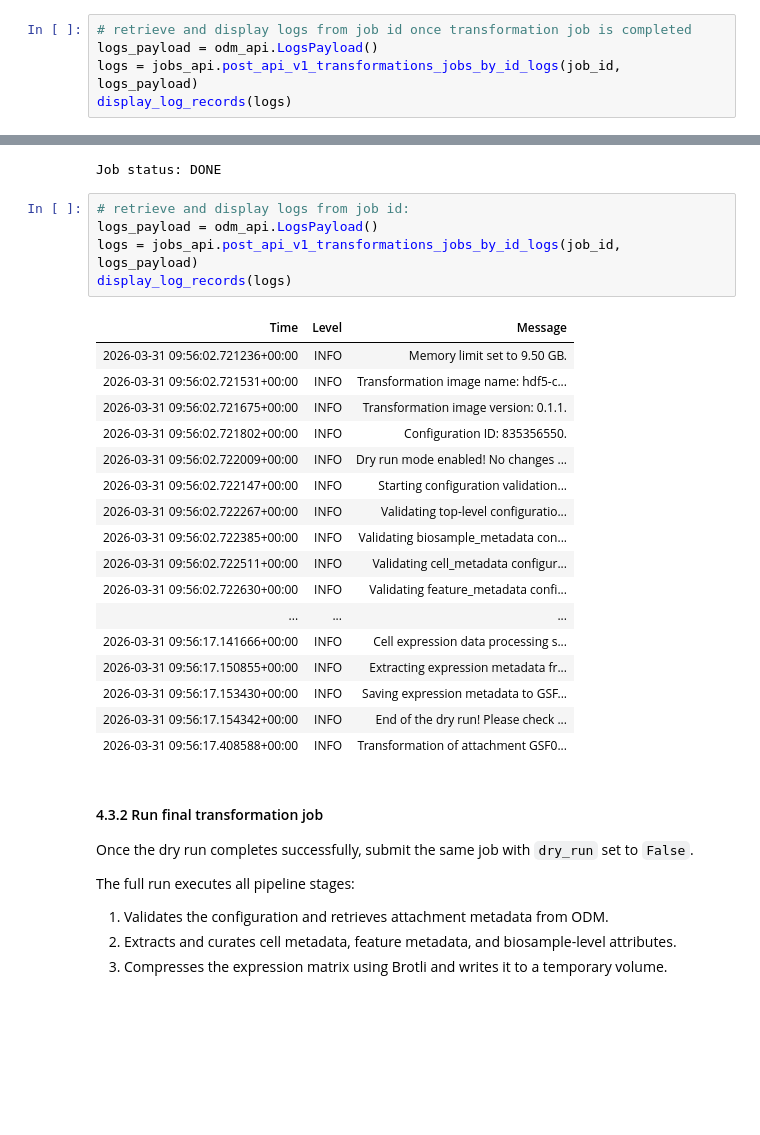
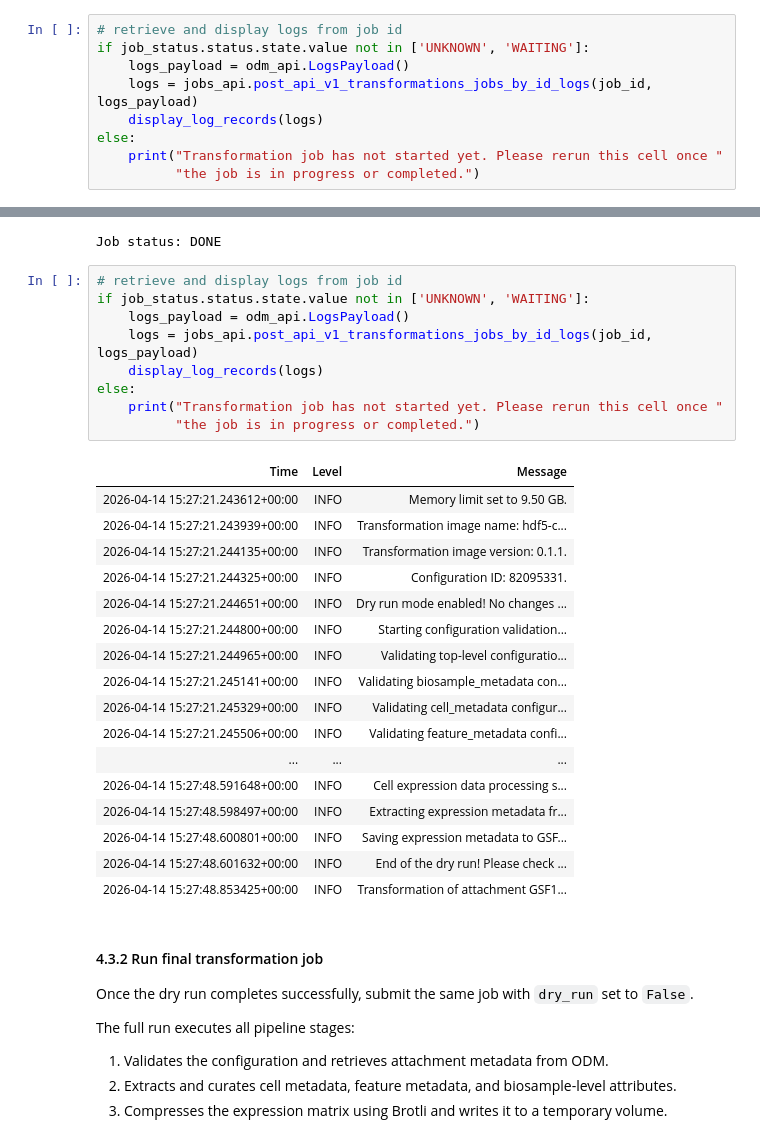
Before and after one commit to genestack/user-docs, a Jupyter notebook: docs/user-guide/doc-odm-user-guide/doc-odm-user-guide/notebooks/sc_transformations_demo.ipynb, the cells around one changed output, grey strips where cells are left out. Cells and saved outputs as stored; diff of their text form; blank space fills up the shorter version.

```diff
--- a/docs/user-guide/doc-odm-user-guide/doc-odm-user-guide/notebooks/sc_transformations_demo.ipynb
+++ b/docs/user-guide/doc-odm-user-guide/doc-odm-user-guide/notebooks/sc_transformations_demo.ipynb
@@ -587,9 +587,13 @@ print(f"Job status: {job_status.status.state.value}")
 # %% [output]
 Job status: FAILED
 # %%
-# retrieve and display logs from job id once transformation job is completed
-logs_payload = odm_api.LogsPayload()
-logs = jobs_api.post_api_v1_transformations_jobs_by_id_logs(job_id, logs_payload)
-display_log_records(logs)
+# retrieve and display logs from job id
+if job_status.status.state.value not in ['UNKNOWN', 'WAITING']:
+    logs_payload = odm_api.LogsPayload()
+    logs = jobs_api.post_api_v1_transformations_jobs_by_id_logs(job_id, logs_payload)
+    display_log_records(logs)
+else:
+    print("Transformation job has not started yet. Please rerun this cell once "
+          "the job is in progress or completed.")
 # %% [output]
 | Time | Level | Message |
@@ -744,28 +748,32 @@ print(f"Job status: {job_status.status.state.value}")
 # %% [output]
 Job status: DONE
 # %%
-# retrieve and display logs from job id:
-logs_payload = odm_api.LogsPayload()
-logs = jobs_api.post_api_v1_transformations_jobs_by_id_logs(job_id, logs_payload)
-display_log_records(logs)
+# retrieve and display logs from job id
+if job_status.status.state.value not in ['UNKNOWN', 'WAITING']:
+    logs_payload = odm_api.LogsPayload()
+    logs = jobs_api.post_api_v1_transformations_jobs_by_id_logs(job_id, logs_payload)
+    display_log_records(logs)
+else:
+    print("Transformation job has not started yet. Please rerun this cell once "
+          "the job is in progress or completed.")
 # %% [output]
 | Time | Level | Message |
-| 2026-03-31 09:56:02.721236+00:00 | INFO | Memory limit set to 9.50 GB. |
-| 2026-03-31 09:56:02.721531+00:00 | INFO | Transformation image name: hdf5-c... |
-| 2026-03-31 09:56:02.721675+00:00 | INFO | Transformation image version: 0.1.1. |
-| 2026-03-31 09:56:02.721802+00:00 | INFO | Configuration ID: 835356550. |
-| 2026-03-31 09:56:02.722009+00:00 | INFO | Dry run mode enabled! No changes ... |
-| 2026-03-31 09:56:02.722147+00:00 | INFO | Starting configuration validation... |
-| 2026-03-31 09:56:02.722267+00:00 | INFO | Validating top-level configuratio... |
-| 2026-03-31 09:56:02.722385+00:00 | INFO | Validating biosample_metadata con... |
-| 2026-03-31 09:56:02.722511+00:00 | INFO | Validating cell_metadata configur... |
-| 2026-03-31 09:56:02.722630+00:00 | INFO | Validating feature_metadata confi... |
+| 2026-04-14 15:27:21.243612+00:00 | INFO | Memory limit set to 9.50 GB. |
+| 2026-04-14 15:27:21.243939+00:00 | INFO | Transformation image name: hdf5-c... |
+| 2026-04-14 15:27:21.244135+00:00 | INFO | Transformation image version: 0.1.1. |
+| 2026-04-14 15:27:21.244325+00:00 | INFO | Configuration ID: 82095331. |
+| 2026-04-14 15:27:21.244651+00:00 | INFO | Dry run mode enabled! No changes ... |
+| 2026-04-14 15:27:21.244800+00:00 | INFO | Starting configuration validation... |
+| 2026-04-14 15:27:21.244965+00:00 | INFO | Validating top-level configuratio... |
+| 2026-04-14 15:27:21.245141+00:00 | INFO | Validating biosample_metadata con... |
+| 2026-04-14 15:27:21.245329+00:00 | INFO | Validating cell_metadata configur... |
+| 2026-04-14 15:27:21.245506+00:00 | INFO | Validating feature_metadata confi... |
 | ... | ... | ... |
-| 2026-03-31 09:56:17.141666+00:00 | INFO | Cell expression data processing s... |
-| 2026-03-31 09:56:17.150855+00:00 | INFO | Extracting expression metadata fr... |
-| 2026-03-31 09:56:17.153430+00:00 | INFO | Saving expression metadata to GSF... |
-| 2026-03-31 09:56:17.154342+00:00 | INFO | End of the dry run! Please check ... |
-| 2026-03-31 09:56:17.408588+00:00 | INFO | Transformation of attachment GSF0... |
+| 2026-04-14 15:27:48.591648+00:00 | INFO | Cell expression data processing s... |
+| 2026-04-14 15:27:48.598497+00:00 | INFO | Extracting expression metadata fr... |
+| 2026-04-14 15:27:48.600801+00:00 | INFO | Saving expression metadata to GSF... |
+| 2026-04-14 15:27:48.601632+00:00 | INFO | End of the dry run! Please check ... |
+| 2026-04-14 15:27:48.853425+00:00 | INFO | Transformation of attachment GSF1... |
 # %% [markdown]
 #### 4.3.2 Run final transformation job
 
```
Also changed, not shown: parts of 15 cells of this notebook.
